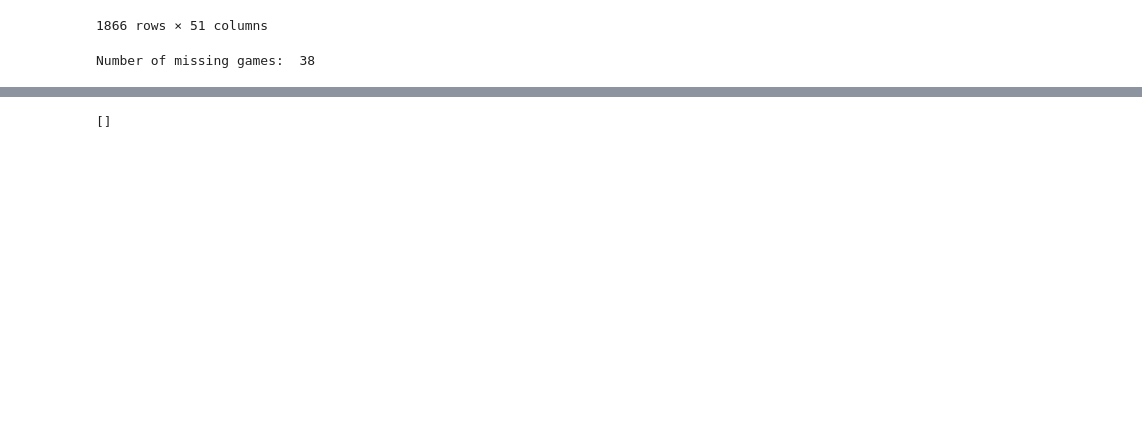
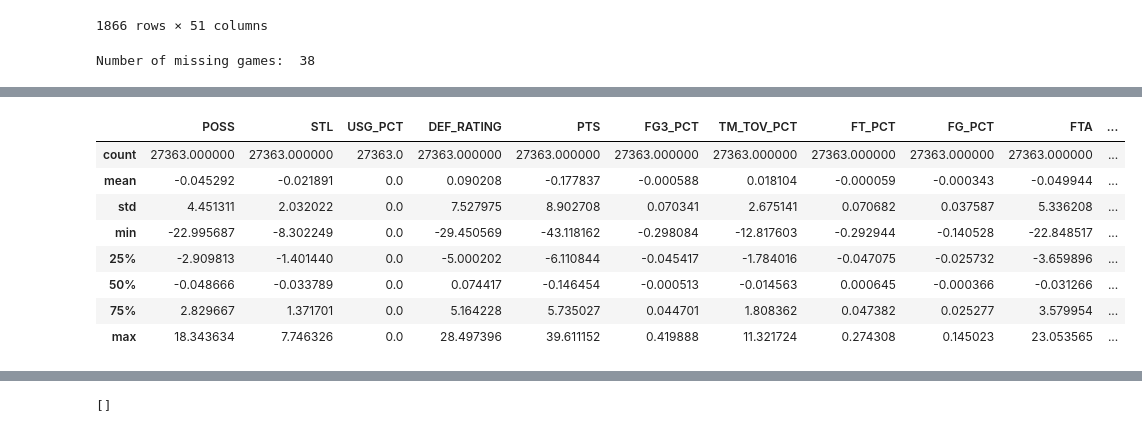
Before and after one commit to jnshzk/nba_beating_the_spread, a Jupyter notebook: data_preprocessing_v2.ipynb, the cells around one changed output, grey strips where cells are left out. Cells and saved outputs as stored; diff of their text form; code cells hidden in the pictures; blank space fills up the shorter version.

```diff
--- a/data_preprocessing_v2.ipynb
+++ b/data_preprocessing_v2.ipynb
@@ -380,2 +362,14 @@ memory usage: 21.0+ MB
+# %%
+final_df.describe()
+# %% [output]
+|  | POSS | STL | USG_PCT | DEF_RATING | PTS | FG3_PCT | TM_TOV_PCT | FT_PCT | FG_PCT | FTA | ... |
+| count | 27363.000000 | 27363.000000 | 27363.0 | 27363.000000 | 27363.000000 | 27363.000000 | 27363.000000 | 27363.000000 | 27363.000000 | 27363.000000 | ... |
+| mean | -0.045292 | -0.021891 | 0.0 | 0.090208 | -0.177837 | -0.000588 | 0.018104 | -0.000059 | -0.000343 | -0.049944 | ... |
+| std | 4.451311 | 2.032022 | 0.0 | 7.527975 | 8.902708 | 0.070341 | 2.675141 | 0.070682 | 0.037587 | 5.336208 | ... |
+| min | -22.995687 | -8.302249 | 0.0 | -29.450569 | -43.118162 | -0.298084 | -12.817603 | -0.292944 | -0.140528 | -22.848517 | ... |
+| 25% | -2.909813 | -1.401440 | 0.0 | -5.000202 | -6.110844 | -0.045417 | -1.784016 | -0.047075 | -0.025732 | -3.659896 | ... |
+| 50% | -0.048666 | -0.033789 | 0.0 | 0.074417 | -0.146454 | -0.000513 | -0.014563 | 0.000645 | -0.000366 | -0.031266 | ... |
+| 75% | 2.829667 | 1.371701 | 0.0 | 5.164228 | 5.735027 | 0.044701 | 1.808362 | 0.047382 | 0.025277 | 3.579954 | ... |
+| max | 18.343634 | 7.746326 | 0.0 | 28.497396 | 39.611152 | 0.419888 | 11.321724 | 0.274308 | 0.145023 | 23.053565 | ... |
 # %%
 #check distribution of data
```
Also changed, not shown: parts of 25 cells of this notebook.
